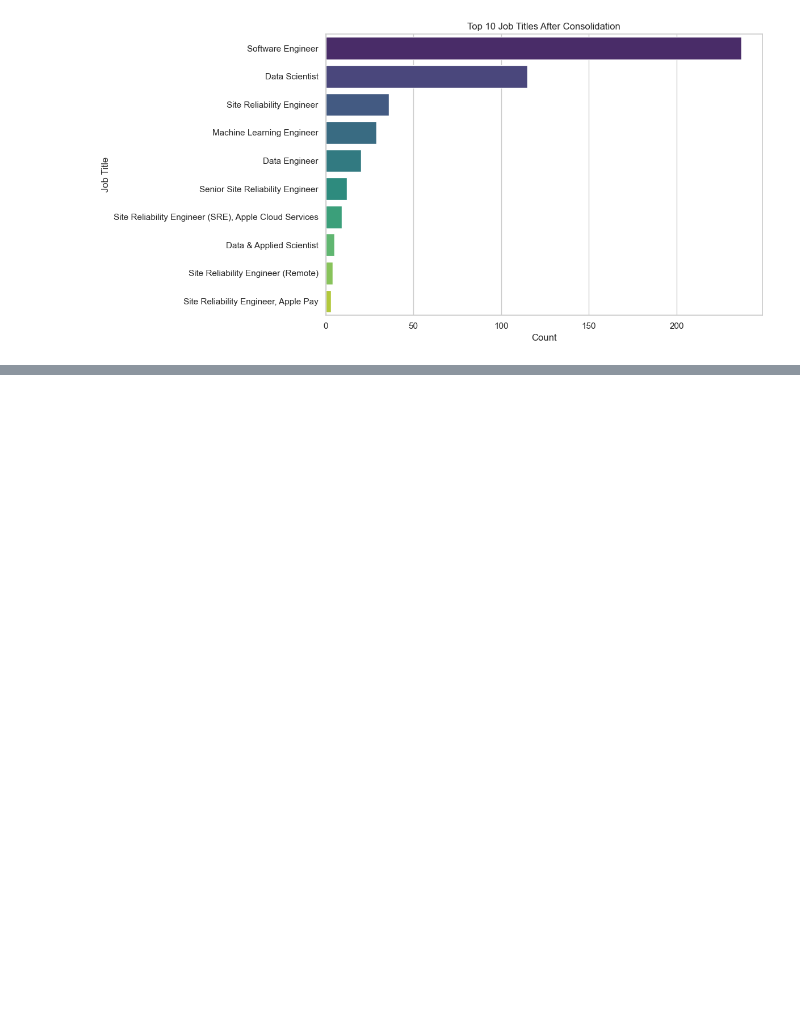
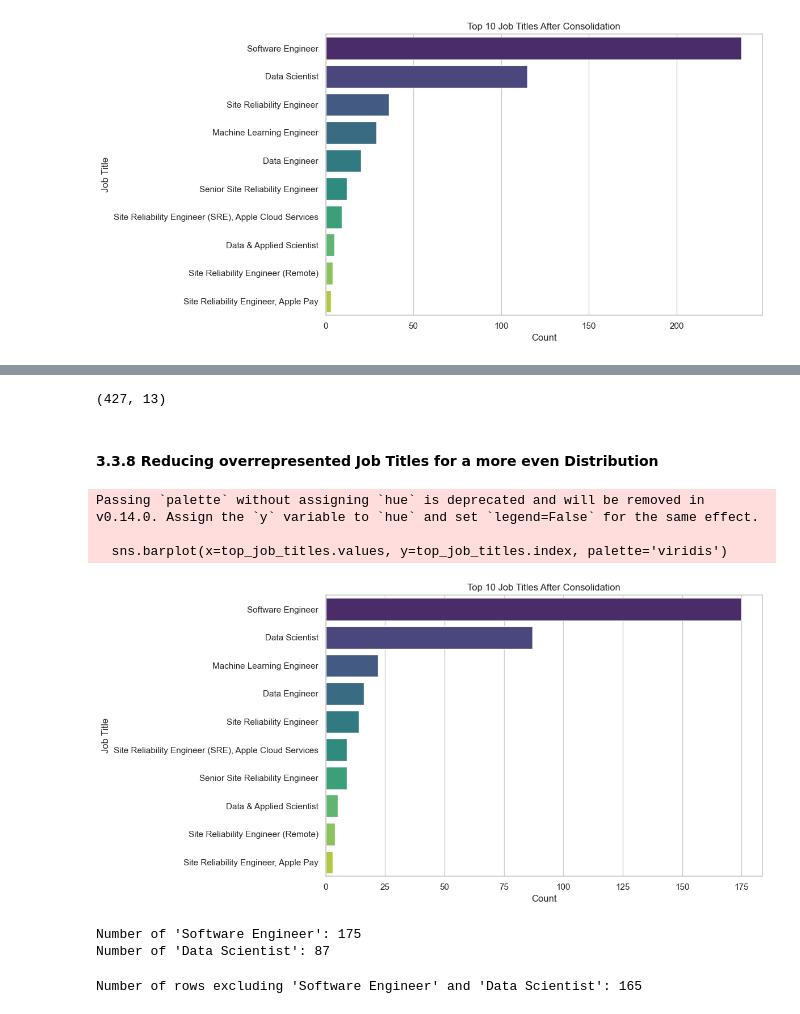
Before and after one commit to Tim60161/workproject_matching_algo, a Jupyter notebook: synthetic_data_binary.ipynb, the cells around one changed output, grey strips where cells are left out. Cells and saved outputs as stored; diff of their text form; code cells hidden in the pictures; blank space fills up the shorter version.

```diff
--- a/synthetic_data_binary.ipynb
+++ b/synthetic_data_binary.ipynb
@@ -1337,0 +1498,41 @@ Passing `palette` without assigning `hue` is deprecated and will be removed in v
+# %%
+df_with_skills_filtered_2.shape
+# %% [output]
+(427, 13)
+# %% [markdown]
+#### 3.3.8 Reducing overrepresented Job Titles for a more even Distribution
+# %%
+# Plot the top 10 job titles after consolidation
+top_job_titles = df_with_skills_filtered_2['title'].value_counts().head(10)
+plt.figure(figsize=(12, 6))
+sns.barplot(x=top_job_titles.values, y=top_job_titles.index, palette='viridis')
+plt.title('Top 10 Job Titles After Consolidation')
+plt.xlabel('Count')
+plt.ylabel('Job Title')
+plt.tight_layout()
+plt.show()
+# %% [output]
+Passing `palette` without assigning `hue` is deprecated and will be removed in v0.14.0. Assign the `y` variable to `hue` and set `legend=False` for the same effect.
+
+  sns.barplot(x=top_job_titles.values, y=top_job_titles.index, palette='viridis')
+[figure, added]
+# %%
+# Count occurrences of "Software Engineer" and "Data Scientist" in the "title" column
+software_engineer_count = df_with_skills_filtered_2['title'].str.contains('Software Engineer', case=False, na=False).sum()
+data_scientist_count = df_with_skills_filtered_2['title'].str.contains('Data Scientist', case=False, na=False).sum()
+
+# Display the counts
+print(f"Number of 'Software Engineer': {software_engineer_count}")
+print(f"Number of 'Data Scientist': {data_scientist_count}")
+# %% [output]
+Number of 'Software Engineer': 175
+Number of 'Data Scientist': 87
+# %%
+# Filter rows where "title" is NOT "Software Engineer" or "Data Scientist"
+non_engineer_or_scientist_count = df_with_skills_filtered_2[~df_with_skills_filtered_2['title'].str.contains(
+    'Software Engineer|Data Scientist', case=False, na=False)].shape[0]
+
+# Display the count
+print(f"Number of rows excluding 'Software Engineer' and 'Data Scientist': {non_engineer_or_scientist_count}")
+# %% [output]
+Number of rows excluding 'Software Engineer' and 'Data Scientist': 165
```
Also changed, not shown: parts of 59 cells of this notebook.
